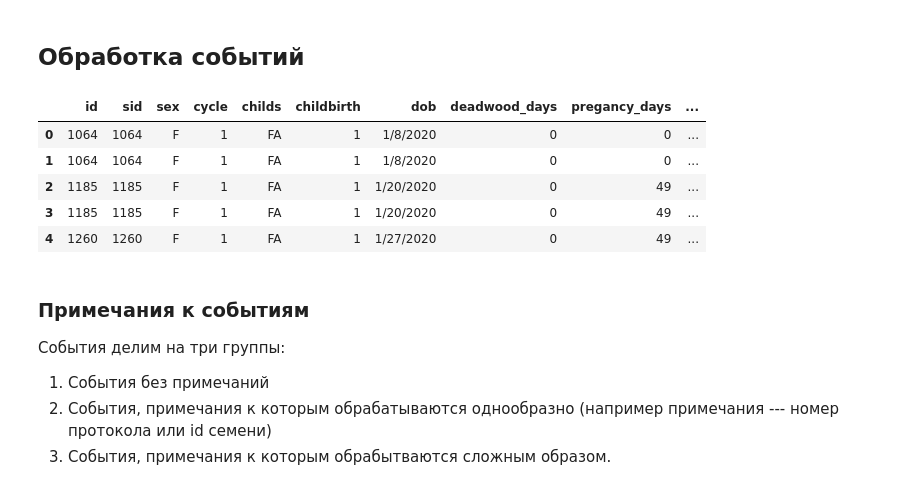
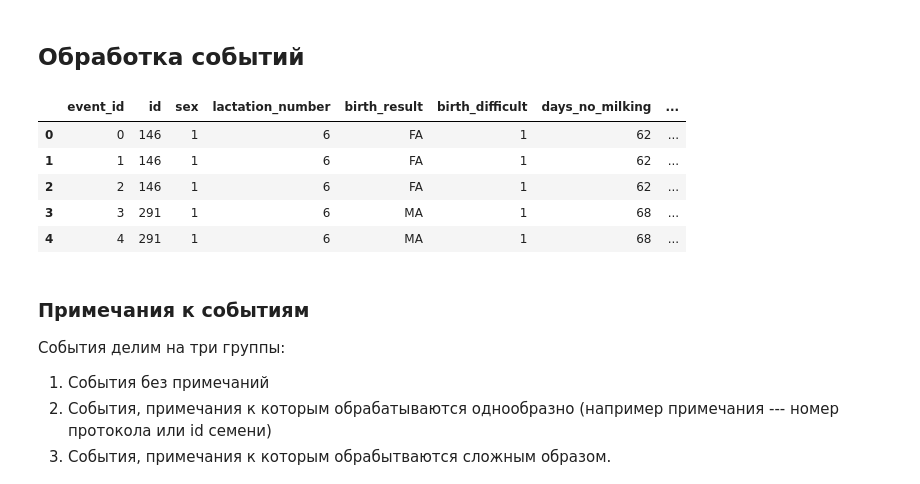
Before and after one commit to Desiment/cows-hack, a Jupyter notebook: notebooks/Preprocessing.ipynb, the cells around one changed output. Saved outputs shown, nothing was run; the diff lists cells and outputs as text; code cells hidden in the pictures.

```diff
--- a/notebooks/Preprocessing.ipynb
+++ b/notebooks/Preprocessing.ipynb
@@ -67,16 +76,16 @@ dtype: object
 # %%
 df['sex'] = df['sex'].apply(lambda x: 1 if x =='F' else 0)
 # %%
-df['childs_fa'] = df['childs'].apply(lambda x: str(x).count('FA'))
-df['childs_ma'] = df['childs'].apply(lambda x: str(x).count('MA'))
-df['childs_fd'] = df['childs'].apply(lambda x: str(x).count('FD'))
-df['childs_md'] = df['childs'].apply(lambda x: str(x).count('MD'))
+df['childs_fa'] = df['birth_result'].apply(lambda x: str(x).count('FA'))
+df['childs_ma'] = df['birth_result'].apply(lambda x: str(x).count('MA'))
+df['childs_fd'] = df['birth_result'].apply(lambda x: str(x).count('FD'))
+df['childs_md'] = df['birth_result'].apply(lambda x: str(x).count('MD'))
 
-df['childs_m'] = df['childs'].apply(lambda x: str(x).count('M'))
-df['childs_f'] = df['childs'].apply(lambda x: str(x).count('F'))
-df['childs_d'] = df['childs'].apply(lambda x: str(x).count('D'))
-df['childs_a'] = df['childs'].apply(lambda x: str(x).count('A'))
+df['childs_m'] = df['birth_result'].apply(lambda x: str(x).count('M'))
+df['childs_f'] = df['birth_result'].apply(lambda x: str(x).count('F'))
+df['childs_d'] = df['birth_result'].apply(lambda x: str(x).count('D'))
+df['childs_a'] = df['birth_result'].apply(lambda x: str(x).count('A'))
 # %%
-#df=df.drop(columns=["childs"])
+df=df.drop(columns=['birth_result'])
 df.dtypes
 # %% [output]
@@ -103,9 +110,9 @@ dtype: object
 ### Дата рождения
 # %%
 df['date'] = pd.to_datetime(df['date'], infer_datetime_format=True)
-df['dob']  = pd.to_datetime(df['dob'], infer_datetime_format=True)
-df['age']  = ((df['date'] - df['dob']) / np.timedelta64(1, 'D')).astype(int)
+df['birthday']  = pd.to_datetime(df['birthday'], infer_datetime_format=True)
+df['age']  = ((df['date'] - df['birthday']) / np.timedelta64(1, 'D')).astype(int)
 # %%
-df=df.drop(columns=["dob"])
+df=df.drop(columns=['birthday'])
 df.dtypes
 # %% [output]
@@ -227,13 +259,14 @@ class EventType(IntEnum):
 # %%
-df['event'] = df['event'].apply(lambda x: EventType.from_str(x))
+df['event']      = df['event'].apply(lambda x: EventType.from_str(x))
+df['event_name'] = df['event'].apply(lambda x: EventNames[x][0])
 df.head()
 # %% [output]
-|  | id | sid | sex | cycle | childs | childbirth | dob | deadwood_days | pregancy_days | ... |
-| 0 | 1064 | 1064 | F | 1 | FA | 1 | 1/8/2020 | 0 | 0 | ... |
-| 1 | 1064 | 1064 | F | 1 | FA | 1 | 1/8/2020 | 0 | 0 | ... |
-| 2 | 1185 | 1185 | F | 1 | FA | 1 | 1/20/2020 | 0 | 49 | ... |
-| 3 | 1185 | 1185 | F | 1 | FA | 1 | 1/20/2020 | 0 | 49 | ... |
-| 4 | 1260 | 1260 | F | 1 | FA | 1 | 1/27/2020 | 0 | 49 | ... |
+|  | event_id | id | sex | lactation_number | birth_result | birth_difficult | days_no_milking | ... |
+| 0 | 0 | 146 | 1 | 6 | FA | 1 | 62 | ... |
+| 1 | 1 | 146 | 1 | 6 | FA | 1 | 62 | ... |
+| 2 | 2 | 146 | 1 | 6 | FA | 1 | 62 | ... |
+| 3 | 3 | 291 | 1 | 6 | MA | 1 | 68 | ... |
+| 4 | 4 | 291 | 1 | 6 | MA | 1 | 68 | ... |
 # %% [markdown]
 ### Примечания к событиям
 События делим на три группы:
```
Also changed, not shown: parts of 20 cells of this notebook.
